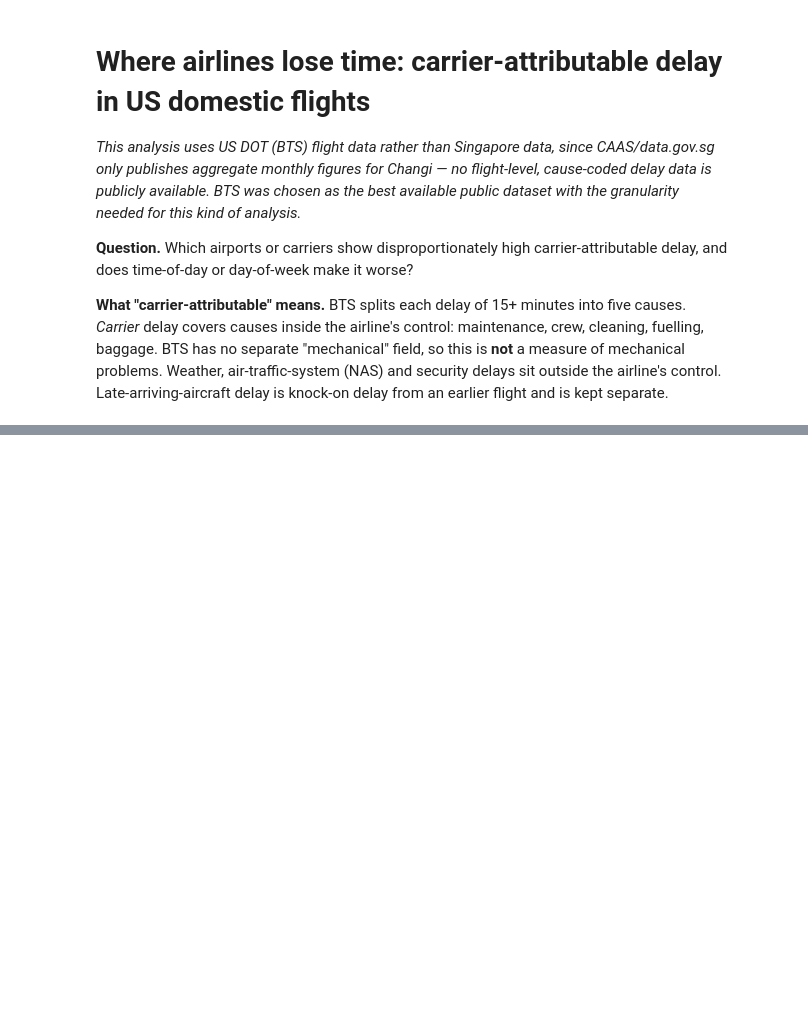
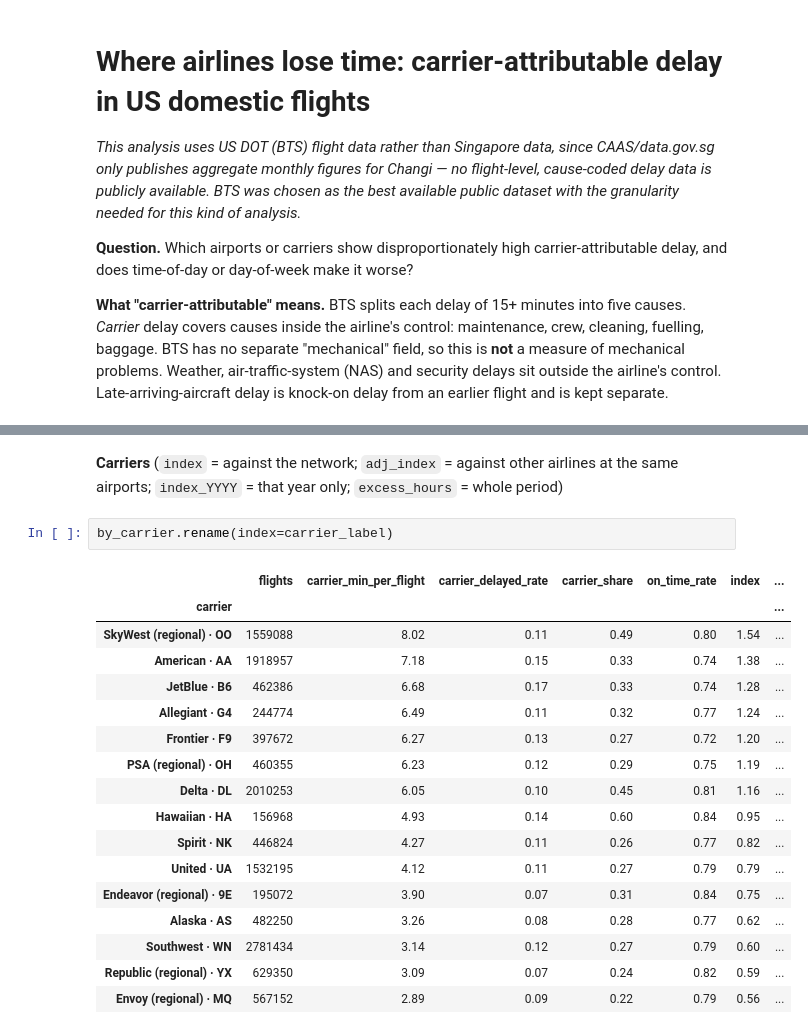
Before and after one commit to edwinleow01/Aviation-Delay-Analysis, a Jupyter notebook: notebooks/02_analysis.ipynb, the cells around one changed output, grey strips where cells are left out. Drawn from its saved outputs; the diff is of its cells as text; blank space fills up the shorter version.

```diff
--- a/notebooks/02_analysis.ipynb
+++ b/notebooks/02_analysis.ipynb
@@ -151,0 +337,22 @@ print("\n".join(lines))
+# %% [markdown]
+**Carriers** (`index` = against the network; `adj_index` = against other airlines at the same airports; `index_YYYY` = that year only; `excess_hours` = whole period)
+# %%
+by_carrier.rename(index=carrier_label)
+# %% [output]
+|  | flights | carrier_min_per_flight | carrier_delayed_rate | carrier_share | on_time_rate | index | ... |
+| carrier |  |  |  |  |  |  | ... |
+| SkyWest (regional) · OO | 1559088 | 8.02 | 0.11 | 0.49 | 0.80 | 1.54 | ... |
+| American · AA | 1918957 | 7.18 | 0.15 | 0.33 | 0.74 | 1.38 | ... |
+| JetBlue · B6 | 462386 | 6.68 | 0.17 | 0.33 | 0.74 | 1.28 | ... |
+| Allegiant · G4 | 244774 | 6.49 | 0.11 | 0.32 | 0.77 | 1.24 | ... |
+| Frontier · F9 | 397672 | 6.27 | 0.13 | 0.27 | 0.72 | 1.20 | ... |
+| PSA (regional) · OH | 460355 | 6.23 | 0.12 | 0.29 | 0.75 | 1.19 | ... |
+| Delta · DL | 2010253 | 6.05 | 0.10 | 0.45 | 0.81 | 1.16 | ... |
+| Hawaiian · HA | 156968 | 4.93 | 0.14 | 0.60 | 0.84 | 0.95 | ... |
+| Spirit · NK | 446824 | 4.27 | 0.11 | 0.26 | 0.77 | 0.82 | ... |
+| United · UA | 1532195 | 4.12 | 0.11 | 0.27 | 0.79 | 0.79 | ... |
+| Endeavor (regional) · 9E | 195072 | 3.90 | 0.07 | 0.31 | 0.84 | 0.75 | ... |
+| Alaska · AS | 482250 | 3.26 | 0.08 | 0.28 | 0.77 | 0.62 | ... |
+| Southwest · WN | 2781434 | 3.14 | 0.12 | 0.27 | 0.79 | 0.60 | ... |
+| Republic (regional) · YX | 629350 | 3.09 | 0.07 | 0.24 | 0.82 | 0.59 | ... |
+| Envoy (regional) · MQ | 567152 | 2.89 | 0.09 | 0.22 | 0.79 | 0.56 | ... |
```
Also changed, not shown: parts of 45 cells of this notebook, 10 other files.
